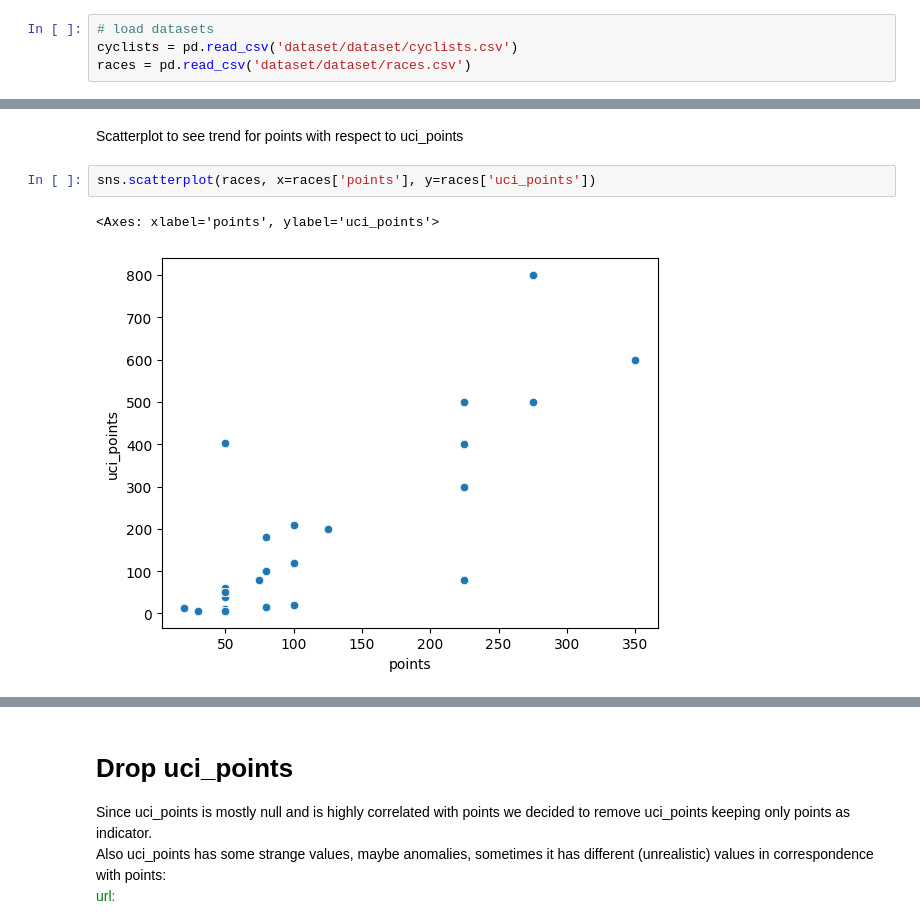
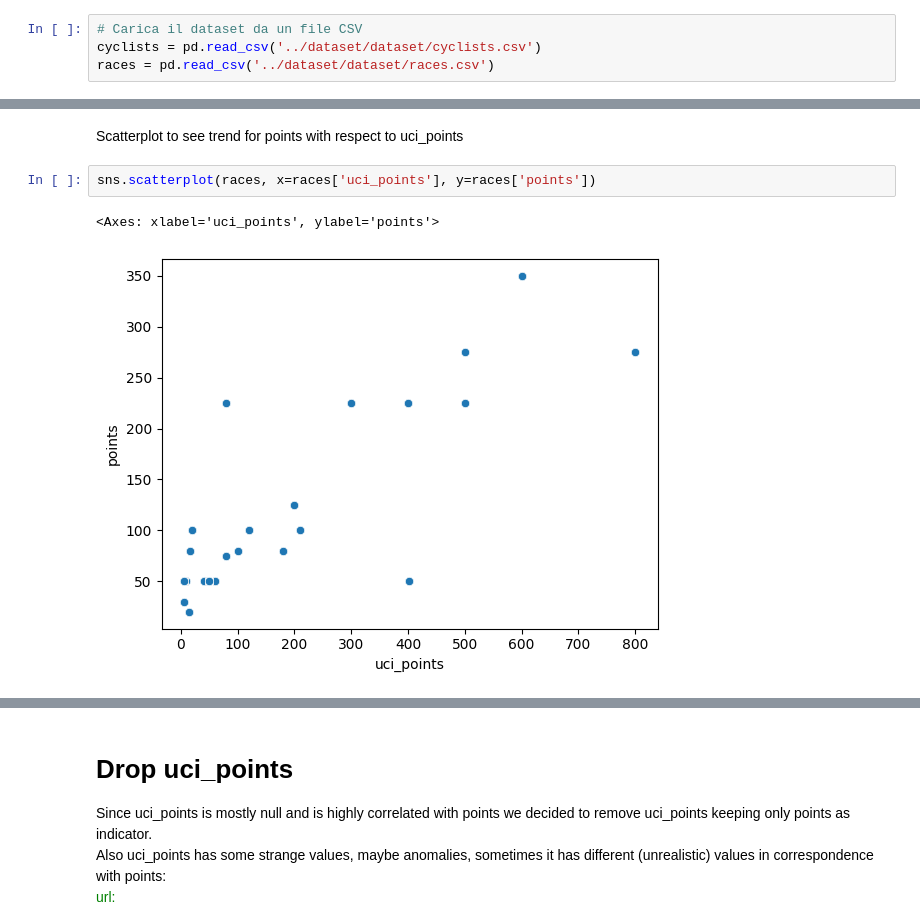
Before and after one commit to giovanniGuerrazzi/dm_project24_group_9, a Jupyter notebook: Data Transformation/Data_Cleaning&Imputation.ipynb, the cells around one changed output, grey strips where cells are left out. Drawn from its saved outputs; the diff is of its cells as text.

```diff
--- a/Data Transformation/Data_Cleaning&Imputation.ipynb
+++ b/Data Transformation/Data_Cleaning&Imputation.ipynb
@@ -61,9 +4,9 @@ from matplotlib import pyplot as plt
 import pandas as pd
 import numpy as np
 # %%
-# load datasets
-cyclists = pd.read_csv('dataset/dataset/cyclists.csv')
-races = pd.read_csv('dataset/dataset/races.csv')
+# Carica il dataset da un file CSV
+cyclists = pd.read_csv('../dataset/dataset/cyclists.csv')
+races = pd.read_csv('../dataset/dataset/races.csv')
 # %% [markdown]
 # Races dataset
 # %%
@@ -256,7 +199,7 @@ sns.heatmap(correlation.round(2),annot=True, cmap='coolwarm')
 # %% [markdown]
 Scatterplot to see trend for points with respect to uci_points
 # %%
-sns.scatterplot(races, x=races['points'], y=races['uci_points'])
+sns.scatterplot(races, x=races['uci_points'], y=races['points'])
 # %% [output]
-<Axes: xlabel='points', ylabel='uci_points'>
+<Axes: xlabel='uci_points', ylabel='points'>
-[figure, old version]
+[figure, new version]
```
Also changed, not shown: parts of 23 cells of this notebook, 2 other files.
